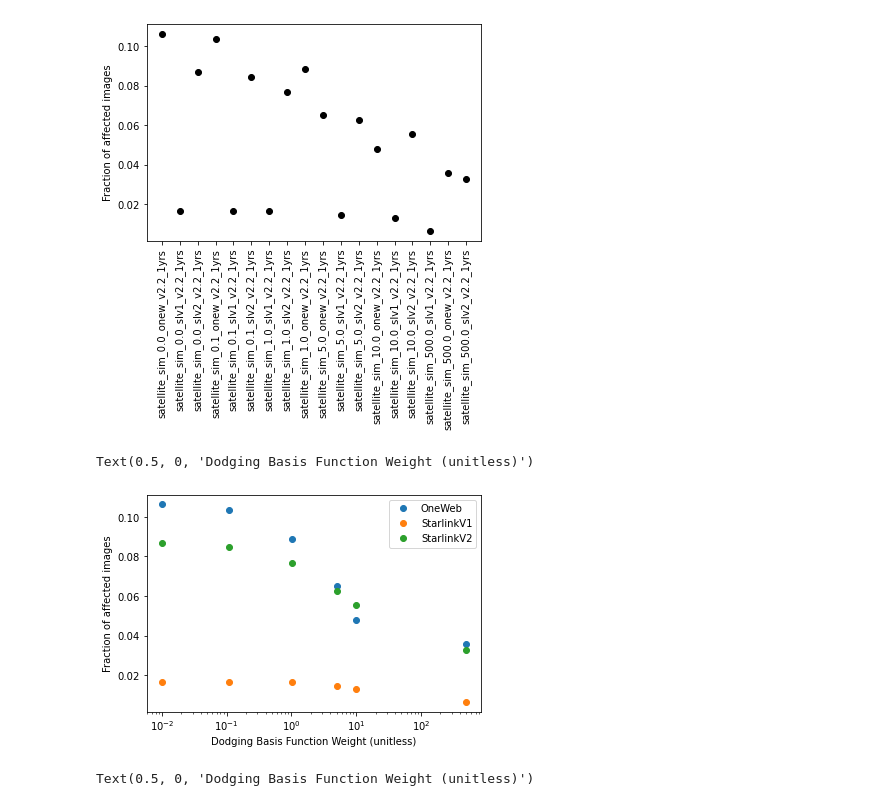
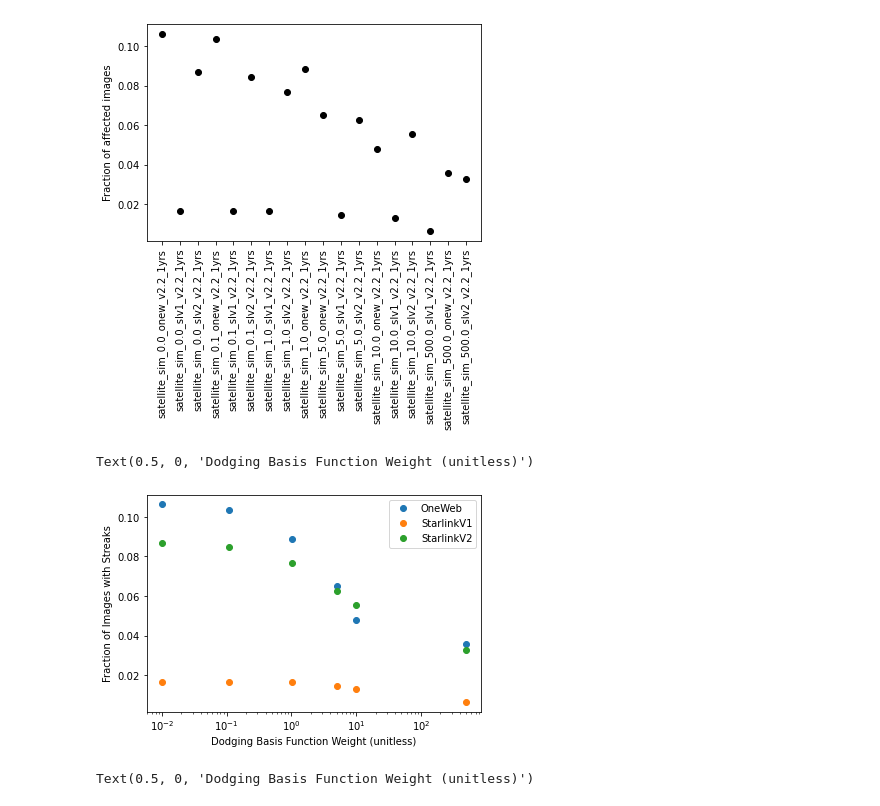
Before and after one commit to dirac-institute/satellite-dodging, a Jupyter notebook: compare_sim_runs.ipynb, the cells around one changed output. Cells and saved outputs as stored; diff of their text form; code cells hidden in the pictures.

```diff
--- a/compare_sim_runs.ipynb
+++ b/compare_sim_runs.ipynb
@@ -114,23 +114,23 @@ Text(0, 0.5, 'Fraction of affected images')
 # %%
 fig, ax = plt.subplots()
 
 for c_name in np.unique(df['constellation_name']):
     good = np.where(df['constellation_name'].values == c_name)
     # putting in a fudge factor of 1e-2 so a log-scale axis works well
     if c_name=='onew':
         clabel='OneWeb'
     elif c_name=='slv1':
         clabel='StarlinkV1'
     else:
         clabel='StarlinkV2'
     ax.semilogx(df['dodge_weights'].values[good]+1e-2, (df['n_streaked_images']/df['Number of Exposures']).values[good], 'o', label=clabel)
 
 legend = ax.legend()
-ax.set_ylabel('Fraction of affected images')
+ax.set_ylabel('Fraction of Images with Streaks')
 ax.set_xlabel('Dodging Basis Function Weight (unitless)')
 # %% [output]
 Text(0.5, 0, 'Dodging Basis Function Weight (unitless)')
-[figure, old version]
+[figure, new version]
 # %%
 fig, ax = plt.subplots()
 
```
Also changed, not shown: parts of 4 cells of this notebook, 1 other file.
